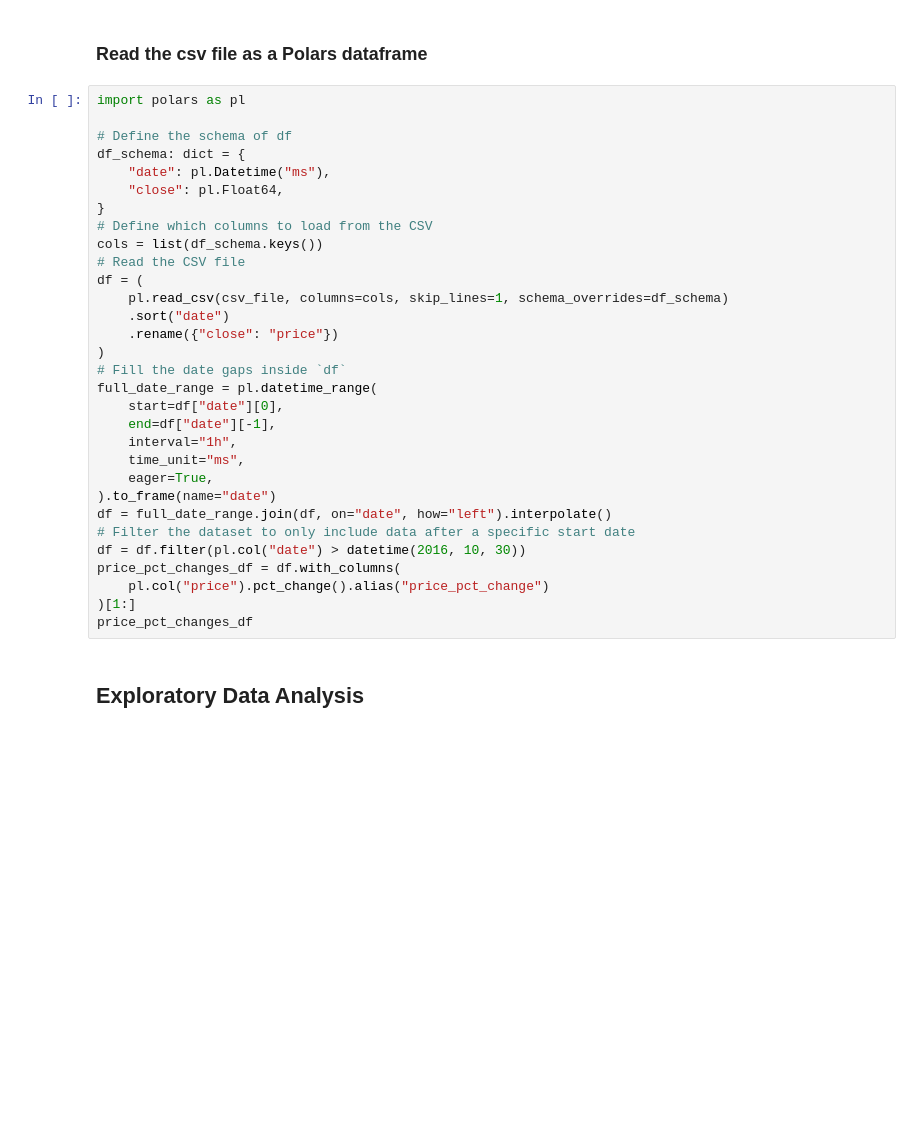
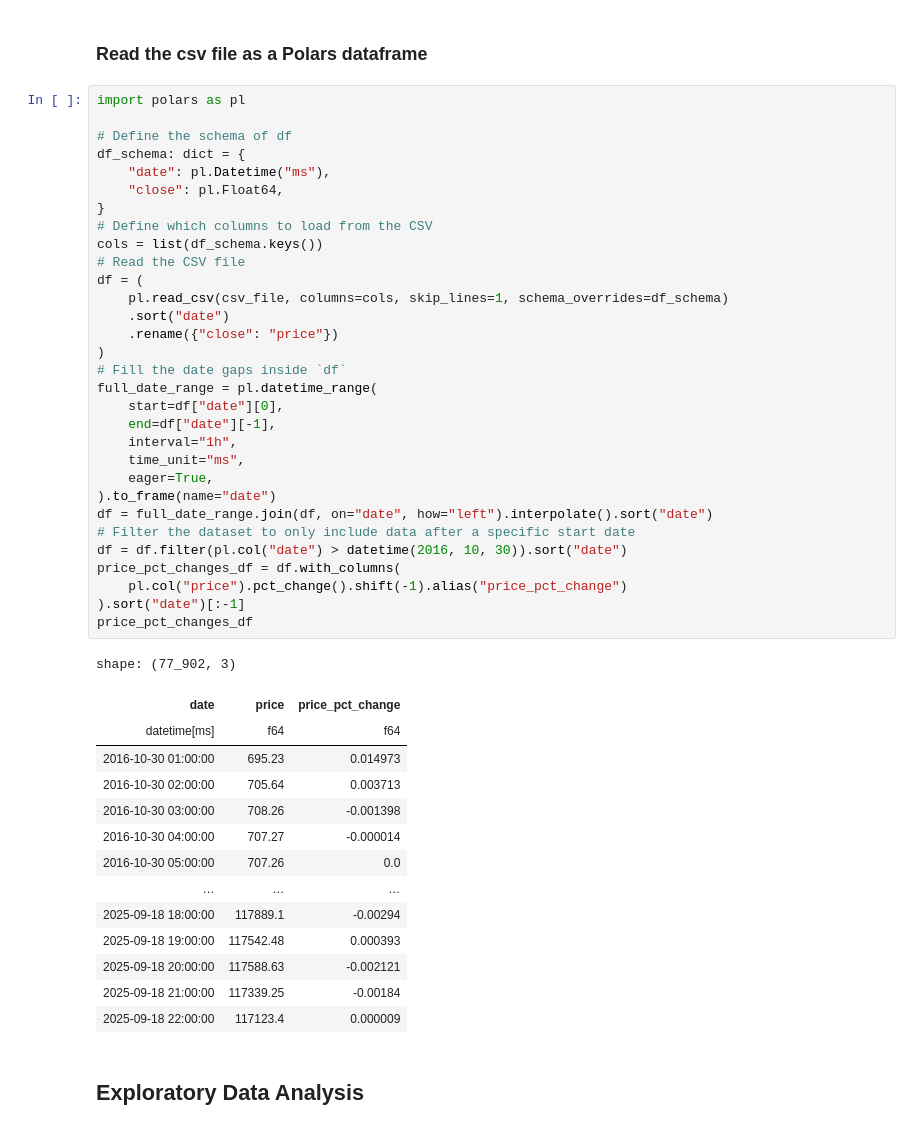
Before and after one commit to 1pawn0/time-series-forecasting-lab, a Jupyter notebook: preprocessing_the_data.ipynb, the cells around one changed output. Drawn from its saved outputs; the diff is of its cells as text; blank space fills up the shorter version.

```diff
--- a/preprocessing_the_data.ipynb
+++ b/preprocessing_the_data.ipynb
@@ -44,34 +54,49 @@ else:
 # %%
 import polars as pl
 
 # Define the schema of df
 df_schema: dict = {
     "date": pl.Datetime("ms"),
     "close": pl.Float64,
 }
 # Define which columns to load from the CSV
 cols = list(df_schema.keys())
 # Read the CSV file
 df = (
     pl.read_csv(csv_file, columns=cols, skip_lines=1, schema_overrides=df_schema)
     .sort("date")
     .rename({"close": "price"})
 )
 # Fill the date gaps inside `df`
 full_date_range = pl.datetime_range(
     start=df["date"][0],
     end=df["date"][-1],
     interval="1h",
     time_unit="ms",
     eager=True,
 ).to_frame(name="date")
-df = full_date_range.join(df, on="date", how="left").interpolate()
+df = full_date_range.join(df, on="date", how="left").interpolate().sort("date")
 # Filter the dataset to only include data after a specific start date
-df = df.filter(pl.col("date") > datetime(2016, 10, 30))
+df = df.filter(pl.col("date") > datetime(2016, 10, 30)).sort("date")
 price_pct_changes_df = df.with_columns(
-    pl.col("price").pct_change().alias("price_pct_change")
-)[1:]
+    pl.col("price").pct_change().shift(-1).alias("price_pct_change")
+).sort("date")[:-1]
 price_pct_changes_df
+# %% [output]
+shape: (77_902, 3)
+| date | price | price_pct_change |
+| datetime[ms] | f64 | f64 |
+| 2016-10-30 01:00:00 | 695.23 | 0.014973 |
+| 2016-10-30 02:00:00 | 705.64 | 0.003713 |
+| 2016-10-30 03:00:00 | 708.26 | -0.001398 |
+| 2016-10-30 04:00:00 | 707.27 | -0.000014 |
+| 2016-10-30 05:00:00 | 707.26 | 0.0 |
+| … | … | … |
+| 2025-09-18 18:00:00 | 117889.1 | -0.00294 |
+| 2025-09-18 19:00:00 | 117542.48 | 0.000393 |
+| 2025-09-18 20:00:00 | 117588.63 | -0.002121 |
+| 2025-09-18 21:00:00 | 117339.25 | -0.00184 |
+| 2025-09-18 22:00:00 | 117123.4 | 0.000009 |
 # %% [markdown]
 ## Exploratory Data Analysis
 # %%
```
Also changed, not shown: parts of 14 cells of this notebook.
